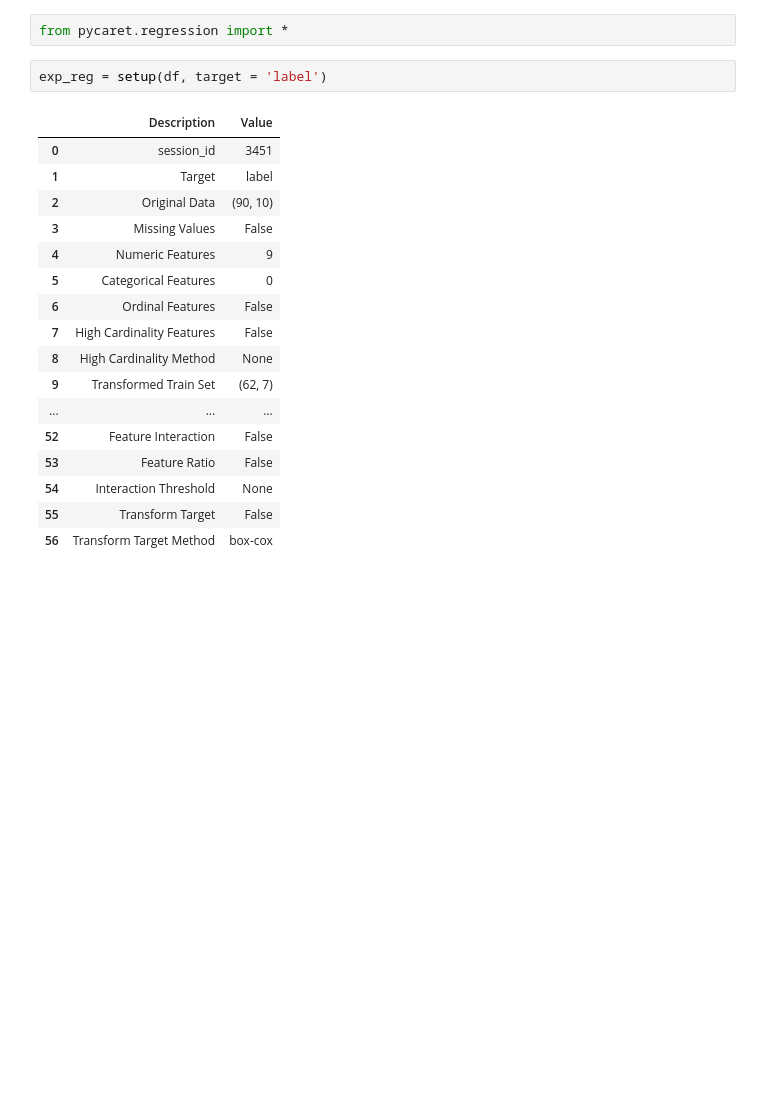
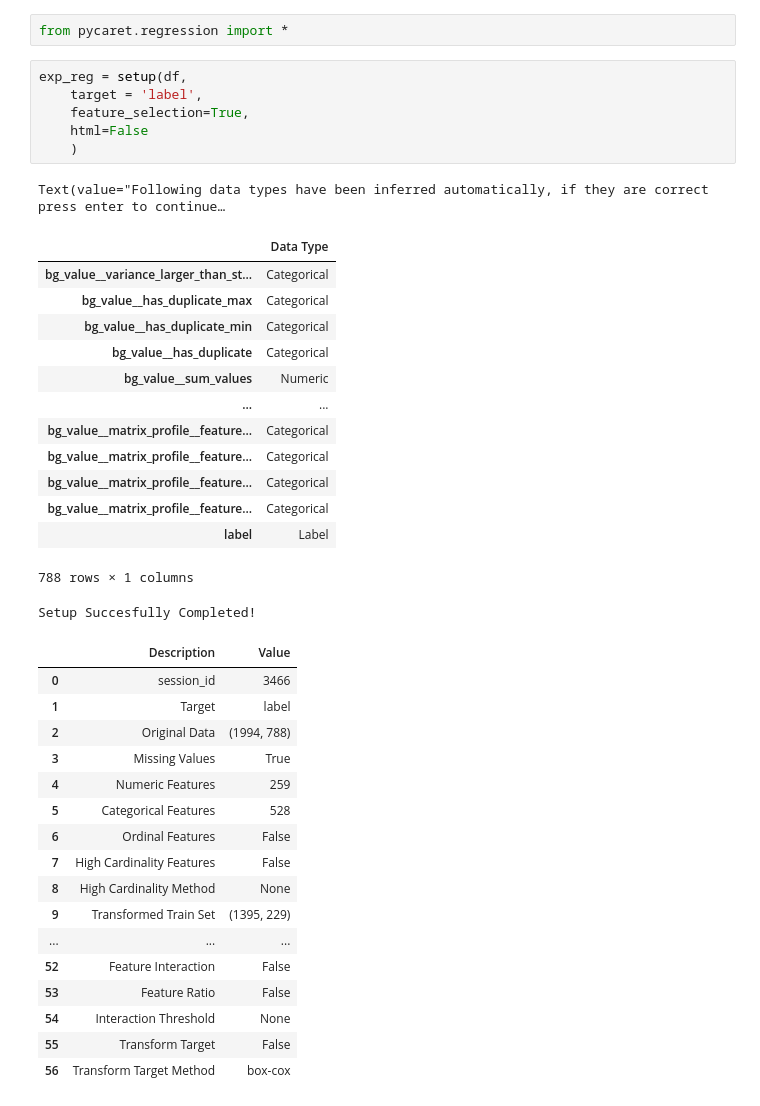
Before and after one commit to spitoglou/diabetes, a Jupyter notebook: sandbox.ipynb, the cells around one changed output. Drawn from its saved outputs; the diff is of its cells as text; blank space fills up the shorter version.

```diff
--- a/sandbox.ipynb
+++ b/sandbox.ipynb
@@ -20,25 +20,44 @@ df
 # %%
 from pycaret.regression import *
 # %%
-exp_reg = setup(df, target = 'label')
+exp_reg = setup(df,
+    target = 'label',
+    feature_selection=True,
+    html=False
+    )
 # %% [output]
+Text(value="Following data types have been inferred automatically, if they are correct press enter to continue…
-|  | Description | Value |
-| 0 | session_id | 3451 |
-| 1 | Target | label |
-| 2 | Original Data | (90, 10) |
-| 3 | Missing Values | False |
-| 4 | Numeric Features | 9 |
-| 5 | Categorical Features | 0 |
-| 6 | Ordinal Features | False |
-| 7 | High Cardinality Features | False |
-| 8 | High Cardinality Method | None |
-| 9 | Transformed Train Set | (62, 7) |
-| ... | ... | ... |
-| 52 | Feature Interaction | False |
-| 53 | Feature Ratio | False |
-| 54 | Interaction Threshold | None |
-| 55 | Transform Target | False |
-| 56 | Transform Target Method | box-cox |
+|  | Data Type |
+| bg_value__variance_larger_than_st... | Categorical |
+| bg_value__has_duplicate_max | Categorical |
+| bg_value__has_duplicate_min | Categorical |
+| bg_value__has_duplicate | Categorical |
+| bg_value__sum_values | Numeric |
+| ... | ... |
+| bg_value__matrix_profile__feature... | Categorical |
+| bg_value__matrix_profile__feature... | Categorical |
+| bg_value__matrix_profile__feature... | Categorical |
+| bg_value__matrix_profile__feature... | Categorical |
+| label | Label |
+788 rows × 1 columns
+Setup Succesfully Completed!
+|  | Description | Value |
+| 0 | session_id | 3466 |
+| 1 | Target | label |
+| 2 | Original Data | (1994, 788) |
+| 3 | Missing Values | True |
+| 4 | Numeric Features | 259 |
+| 5 | Categorical Features | 528 |
+| 6 | Ordinal Features | False |
+| 7 | High Cardinality Features | False |
+| 8 | High Cardinality Method | None |
+| 9 | Transformed Train Set | (1395, 229) |
+| ... | ... | ... |
+| 52 | Feature Interaction | False |
+| 53 | Feature Ratio | False |
+| 54 | Interaction Threshold | None |
+| 55 | Transform Target | False |
+| 56 | Transform Target Method | box-cox |
 # %%
 compare_models()
 # %% [output]
```
Also changed, not shown: parts of 15 cells of this notebook, 3 other files.
